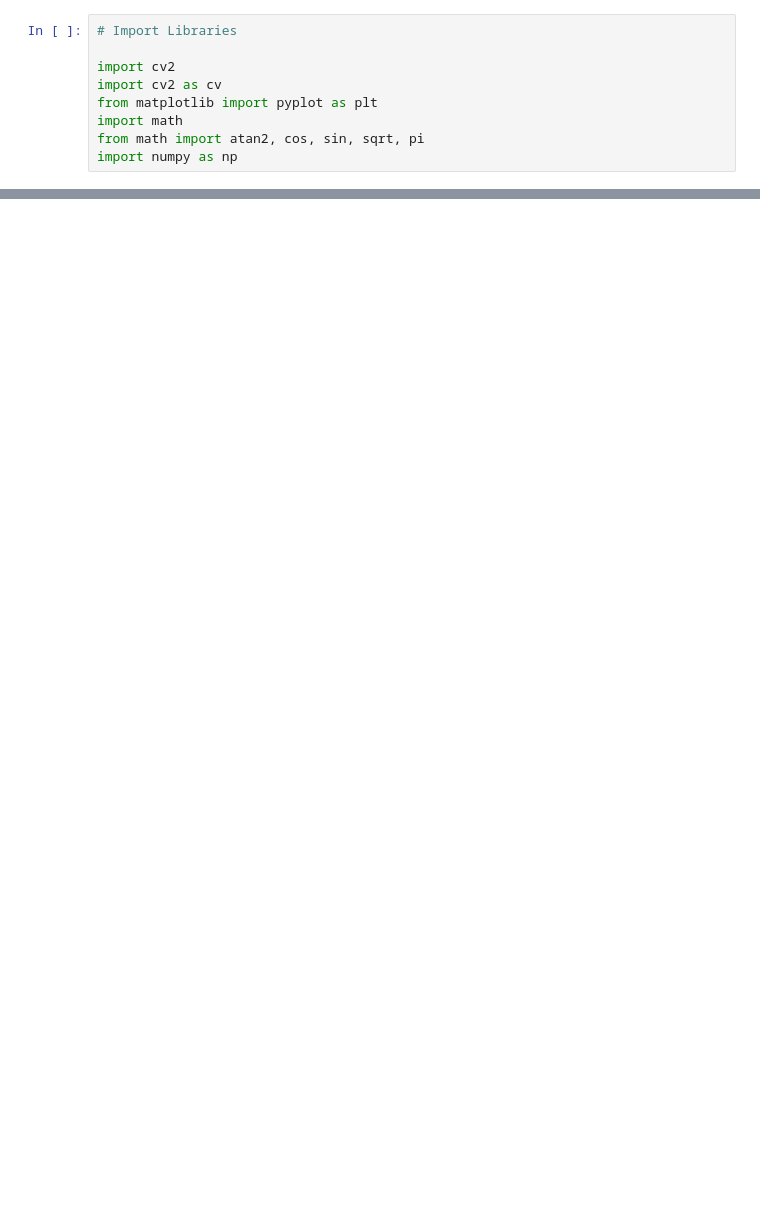
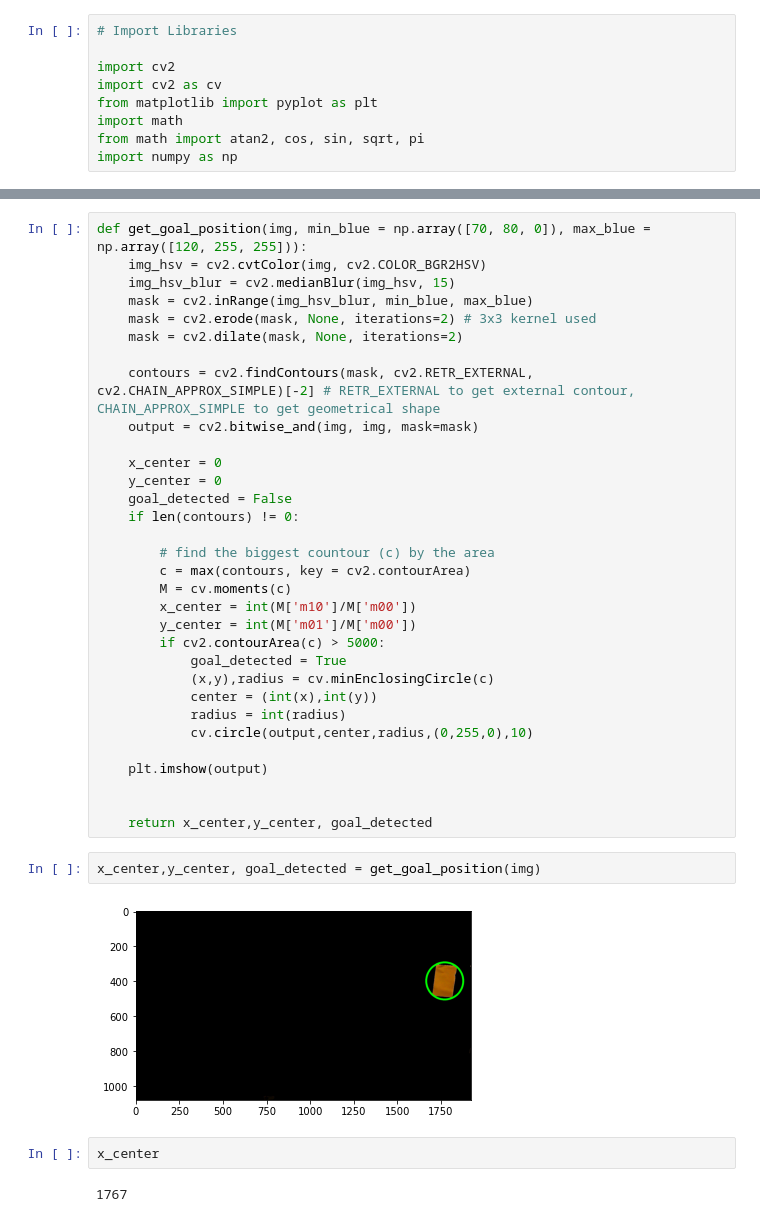
Before and after one commit to nlugon/mobile_robotics, a Jupyter notebook: src/Vision_functions2.ipynb, the cells around one changed output, grey strips where cells are left out. Drawn from its saved outputs; the diff is of its cells as text; blank space fills up the shorter version.

```diff
--- a/src/Vision_functions2.ipynb
+++ b/src/Vision_functions2.ipynb
@@ -42,0 +190,40 @@ interactive(children=(IntSlider(value=89, description='hMin', max=179), IntSlide
+# %%
+def get_goal_position(img, min_blue = np.array([70, 80, 0]), max_blue = np.array([120, 255, 255])):
+    img_hsv = cv2.cvtColor(img, cv2.COLOR_BGR2HSV)
+    img_hsv_blur = cv2.medianBlur(img_hsv, 15)
+    mask = cv2.inRange(img_hsv_blur, min_blue, max_blue)
+    mask = cv2.erode(mask, None, iterations=2) # 3x3 kernel used
+    mask = cv2.dilate(mask, None, iterations=2)
+
+    contours = cv2.findContours(mask, cv2.RETR_EXTERNAL, cv2.CHAIN_APPROX_SIMPLE)[-2] # RETR_EXTERNAL to get external contour, CHAIN_APPROX_SIMPLE to get geometrical shape
+    output = cv2.bitwise_and(img, img, mask=mask)
+
+    x_center = 0
+    y_center = 0
+    goal_detected = False
+    if len(contours) != 0:
+
+        # find the biggest countour (c) by the area
+        c = max(contours, key = cv2.contourArea)
+        M = cv.moments(c)
+        x_center = int(M['m10']/M['m00'])
+        y_center = int(M['m01']/M['m00'])
+        if cv2.contourArea(c) > 5000:
+            goal_detected = True
+            (x,y),radius = cv.minEnclosingCircle(c)
+            center = (int(x),int(y))
+            radius = int(radius)
+            cv.circle(output,center,radius,(0,255,0),10)
+
+    plt.imshow(output)
+
+
+    return x_center,y_center, goal_detected
+# %%
+x_center,y_center, goal_detected = get_goal_position(img)
+# %% [output]
+[figure, added]
+# %%
+x_center
+# %% [output]
+1767
```
Also changed, not shown: parts of 15 cells of this notebook.
